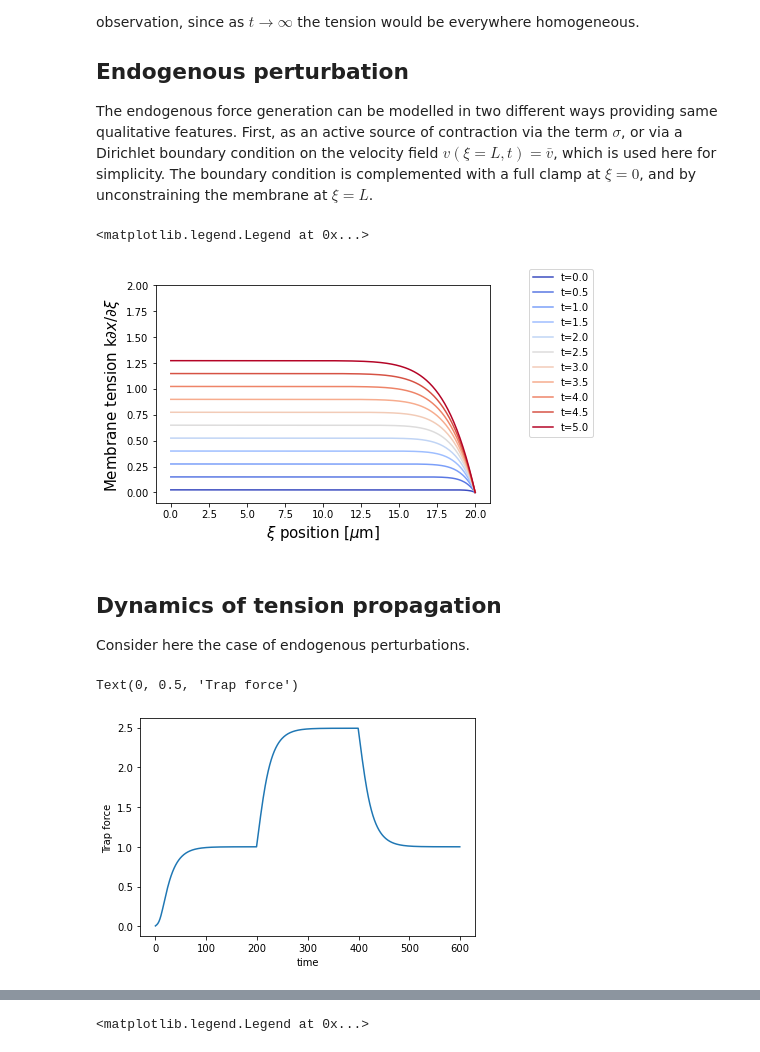
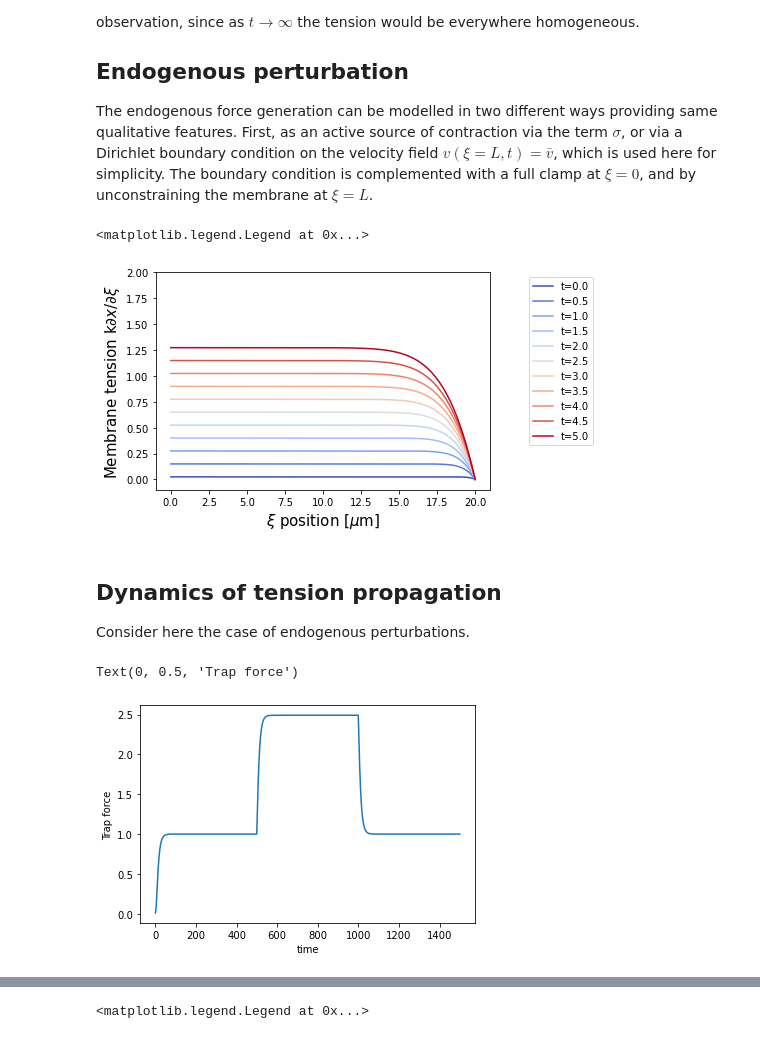
Before and after one commit to VirtualEmbryo/membrane-cortex-tension, a Jupyter notebook: main.ipynb, the cells around one changed output, grey strips where cells are left out. Drawn from its saved outputs; the diff is of its cells as text; code cells hidden in the pictures.

```diff
--- a/main.ipynb
+++ b/main.ipynb
@@ -103,7 +103,7 @@ imposed_displacement = 0.01 * L    # [um]  imposed displacement 5% of the membra
 imposed_velocity = 0.0
 time_step = 0.1
 
-tf = 10
+tf = 5
 average_force = []
 time_current = 0
 i = 0
@@ -138,7 +138,7 @@ while time_current< tf:
         membrane_force = project(k*problem.q_solution.sub(0).dx(0), problem.Q.sub(0).collapse())
         average_force= np.append(average_force, membrane_force(L/2))
 
-        if i%20 == 0:
+        if i%10 == 0:
                 plt.figure(1)
                 plot(membrane_force, label=f"t={time_current:1.1f}",color=cm.coolwarm(i/(total_steps)))
         time_current += time_step
@@ -181,35 +181,35 @@ problem = Solver(L,
 
 fig1 = plt.figure(1)
 
 def left_end(x, on_boundary):
         return near(x[0], 0) and on_boundary
 
 def right_end(x, on_boundary):
         return near(x[0], problem.L) and on_boundary
 bc = ([DirichletBC(problem.Q, Constant((0.,0.)), left_end),
                 DirichletBC(problem.Q.sub(1), problem.imposed_velocity, right_end)])
 
 while time_current< tf:
         problem.solve(bc)
         membrane_force = project(k*problem.q_solution.sub(0).dx(0), problem.Q.sub(0).collapse())
         average_force= np.append(average_force, membrane_force(L/2))
         if i%5 == 0:
                 plt.figure(1)
                 plot(membrane_force, label=f"t={time_current:1.1f}",color=cm.coolwarm(i/(total_steps)))
         time_current += time_step
         i+=1
 
 
 # plt.title("Force developed on the membrane")
 plt.xlabel(r"$\xi$ position [$\mu$m]",size=15)
 # plt.ylabel(r"k$\partial x/\partial \xi$")
 plt.ylabel("Membrane tension " + r"k$\partial x/\partial \xi$",size=15)
 plt.ylim(-.1, 2.)
 plt.legend(loc='upper left')
-plt.legend(bbox_to_anchor=(1.1, 1.10))
+plt.legend(bbox_to_anchor=(1.1, 1.0))
 # %% [output]
 <matplotlib.legend.Legend at 0x...>
-[figure, old version]
+[figure, new version]
 # %% [markdown]
 ## Dynamics of tension propagation
 
@@ -217,10 +217,10 @@ Consider here the case of endogenous perturbations.
 # %%
 n_elements = 200
 # Physical parameters
-k = 100.                # [pN/um]
-L = 20.                # [um] System size length
-eta = 10000            # [pN s/ um] 2D viscosity of the cortex
-mu = 100               # [pN s/um^3] friction coefficient
+# k = 100.                # [pN/um]
+# L = 20.                # [um] System size length
+# eta = 10000            # [pN s/ um] 2D viscosity of the cortex
+# mu = 100               # [pN s/um^3] friction coefficient
 
 imposed_displacement = 0.01 * L    # [um]  imposed displacement 5% of the membrane length
 imposed_velocity = 0.1
@@ -246,14 +246,14 @@ bc = ([DirichletBC(problem.Q, Constant((0.,0.)), left_end),
                 DirichletBC(problem.Q.sub(1), problem.imposed_velocity, right_end),
                 DirichletBC(problem.Q.sub(0), problem.imposed_displacement, right_end)])
 
-tf = 600
+tf = 1500
 time_step = 1
 average_force = []
 time = []
 while time_current< tf:
-        if time_current < 200:
+        if time_current < 500:
             problem.imposed_velocity = .0
-        elif time_current < 400:
+        elif time_current < 1000:
             problem.imposed_velocity = .02
         else:
             problem.imposed_velocity = .0
@@ -275,7 +275,7 @@ plt.xlabel("time")
 plt.ylabel("Trap force")
 # %% [output]
 Text(0, 0.5, 'Trap force')
-[figure, old version]
+[figure, new version]
 # %%
 def trap_force(problem, bc, time_step,tf):
     time_current = 0
```
Also changed, not shown: parts of 7 cells of this notebook.
